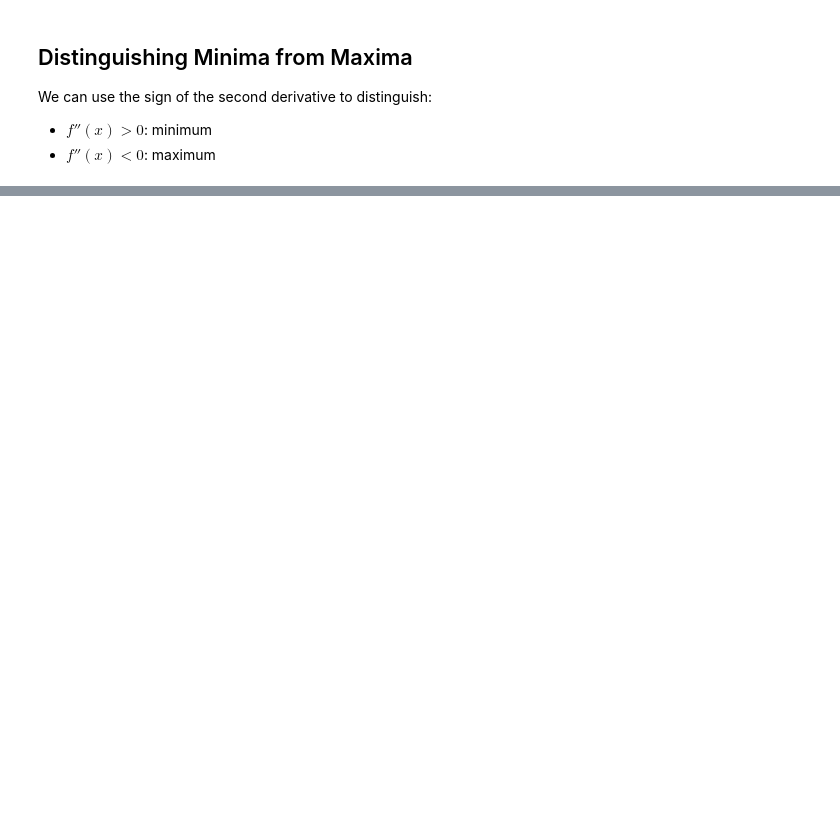
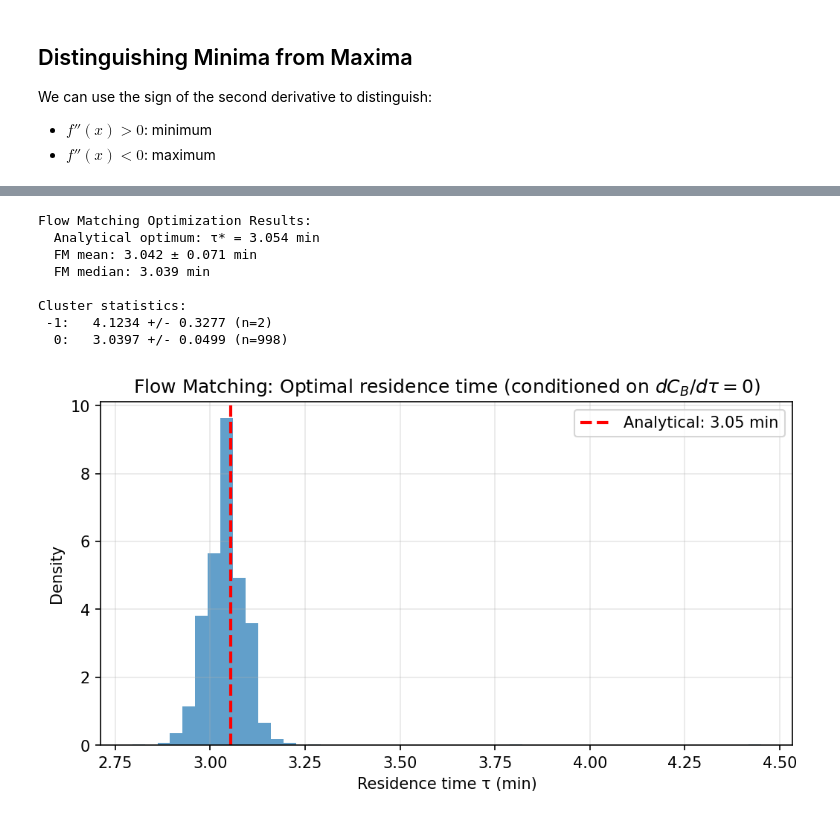
Before and after one commit to KitchinHUB/generative-optimization, a Jupyter notebook: 01b_fm_optimization.ipynb, the cells around one changed output, grey strips where cells are left out. Saved outputs shown, nothing was run; the diff lists cells and outputs as text; code cells hidden in the pictures; blank space fills up the shorter version.

```diff
--- a/01b_fm_optimization.ipynb
+++ b/01b_fm_optimization.ipynb
@@ -144,0 +255,39 @@ plt.show()
+# %%
+# Train Flow Matching: generate τ conditioned on dCB/dτ
+x_data_rxn = tau.reshape(-1, 1)
+c_data_rxn = dCB_dtau.reshape(-1, 1)
+
+fm_rxn = ConditionalFlowMatching(x_dim=1, c_dim=1, hidden_dim=128, n_layers=4, sigma_min=0.001)
+losses_rxn = fm_rxn.fit(x_data_rxn, c_data_rxn, epochs=1000, batch_size=128, verbose=True)
+# %%
+# Find optimum by conditioning on dCB/dτ = 0
+samples_rxn = fm_rxn.sample(c_values=[[0.0]], n_samples=1000, n_steps=100)
+
+print(f"Flow Matching Optimization Results:")
+print(f"  Analytical optimum: τ* = {tau_opt_analytical:.3f} min")
+print(f"  FM mean: {samples_rxn[:, 0].mean():.3f} ± {samples_rxn[:, 0].std():.3f} min")
+print(f"  FM median: {np.median(samples_rxn[:, 0]):.3f} min")
+
+print(f"\nCluster statistics:")
+cluster_stats(samples_rxn[:, 0], eps=0.5)
+
+# Visualize
+plt.figure(figsize=(8, 4))
+plt.hist(samples_rxn[:, 0], bins=50, alpha=0.7, density=True)
+plt.axvline(tau_opt_analytical, c='r', ls='--', lw=2, label=f'Analytical: {tau_opt_analytical:.2f} min')
+plt.xlabel('Residence time τ (min)')
+plt.ylabel('Density')
+plt.title('Flow Matching: Optimal residence time (conditioned on $dC_B/d\\tau = 0$)')
+plt.legend()
+plt.grid(True, alpha=0.3)
+plt.show()
+# %% [output]
+Flow Matching Optimization Results:
+  Analytical optimum: τ* = 3.054 min
+  FM mean: 3.042 ± 0.071 min
+  FM median: 3.039 min
+
+Cluster statistics:
+ -1:   4.1234 +/- 0.3277 (n=2)
+  0:   3.0397 +/- 0.0499 (n=998)
+[figure, added]
```
Also changed, not shown: parts of 8 cells of this notebook, 19 other files.
